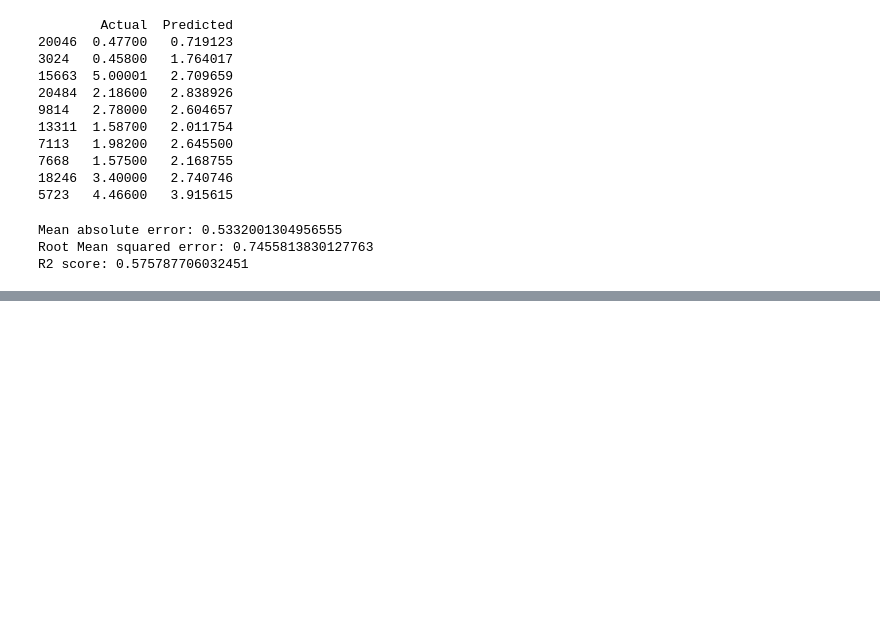
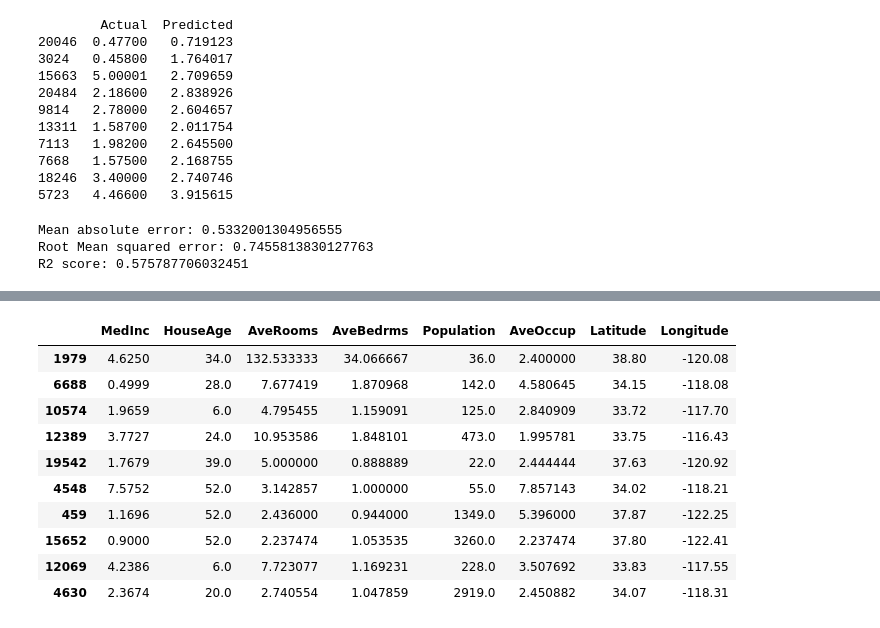
Before and after one commit to aaliya0704/House-Price-Predictor, a Jupyter notebook: house_price_predictor.ipynb, the cells around one changed output, grey strips where cells are left out. Saved outputs shown, nothing was run; the diff lists cells and outputs as text; code cells hidden in the pictures; blank space fills up the shorter version.

```diff
--- a/house_price_predictor.ipynb
+++ b/house_price_predictor.ipynb
@@ -669,0 +841,13 @@ R2 score: 0.575787706032451
+# %%
+# PHASE 10: IDENTIFYONG WHERE THE LINEAR REGRESSION MODEL MAKES ITS LARGEST PREDICTION ERRORS:
+# we will focus on getting the absolute error values instead of the residuals -> using absolute values we can analyse the largest differences between the actual and predicted value
+# this error analysis will help us understand where our model struggles.
+# creating a table named error_analysis containing only the actual values, predicted values , and residuals for each observation:
+
+error_analysis = pd.DataFrame ({
+    "Actual": y_test,
+    "Predicted": y_pred,
+    "Residuals": residuals
+})
+
+error_analysis.head()
@@ -669,0 +861,5 @@ R2 score: 0.575787706032451
+# %%
+# For each predcition calculating the absolute error:
+# creating a new column named "Absolute_Error" and appending it to the error_analysis dataframe:
+# the absolute value is calculated using the abs() function
+error_analysis["Absolute_Error"] = error_analysis["Residuals"].abs()
@@ -669,0 +912,25 @@ R2 score: 0.575787706032451
+# %%
+# We get the input features of the observation where the largest 10 errors are recorded:
+# we will use the x_test dataframe that contains all the original input features
+
+# we retieve the indices of all rows of the largest_errors dataframe -> [largest_errors.index]
+# suppose largest_errors.index retreived 1979
+# x_test.loc[1979] -> this retreives the entire row of the x_test dataframe where the index is 1979
+# suppose X_test.loc[[1979, 6688]] -> retrieves the rows with index labels 1979 and 6688
+
+# with all these 10 resulst we create a dataframe named error_features:
+
+error_features = x_test.loc[largest_errors.index]
+error_features.head(10)
+# %% [output]
+|  | MedInc | HouseAge | AveRooms | AveBedrms | Population | AveOccup | Latitude | Longitude |
+| 1979 | 4.6250 | 34.0 | 132.533333 | 34.066667 | 36.0 | 2.400000 | 38.80 | -120.08 |
+| 6688 | 0.4999 | 28.0 | 7.677419 | 1.870968 | 142.0 | 4.580645 | 34.15 | -118.08 |
+| 10574 | 1.9659 | 6.0 | 4.795455 | 1.159091 | 125.0 | 2.840909 | 33.72 | -117.70 |
+| 12389 | 3.7727 | 24.0 | 10.953586 | 1.848101 | 473.0 | 1.995781 | 33.75 | -116.43 |
+| 19542 | 1.7679 | 39.0 | 5.000000 | 0.888889 | 22.0 | 2.444444 | 37.63 | -120.92 |
+| 4548 | 7.5752 | 52.0 | 3.142857 | 1.000000 | 55.0 | 7.857143 | 34.02 | -118.21 |
+| 459 | 1.1696 | 52.0 | 2.436000 | 0.944000 | 1349.0 | 5.396000 | 37.87 | -122.25 |
+| 15652 | 0.9000 | 52.0 | 2.237474 | 1.053535 | 3260.0 | 2.237474 | 37.80 | -122.41 |
+| 12069 | 4.2386 | 6.0 | 7.723077 | 1.169231 | 228.0 | 3.507692 | 33.83 | -117.55 |
+| 4630 | 2.3674 | 20.0 | 2.740554 | 1.047859 | 2919.0 | 2.450882 | 34.07 | -118.31 |
```
Also changed, not shown: parts of 25 cells of this notebook.
